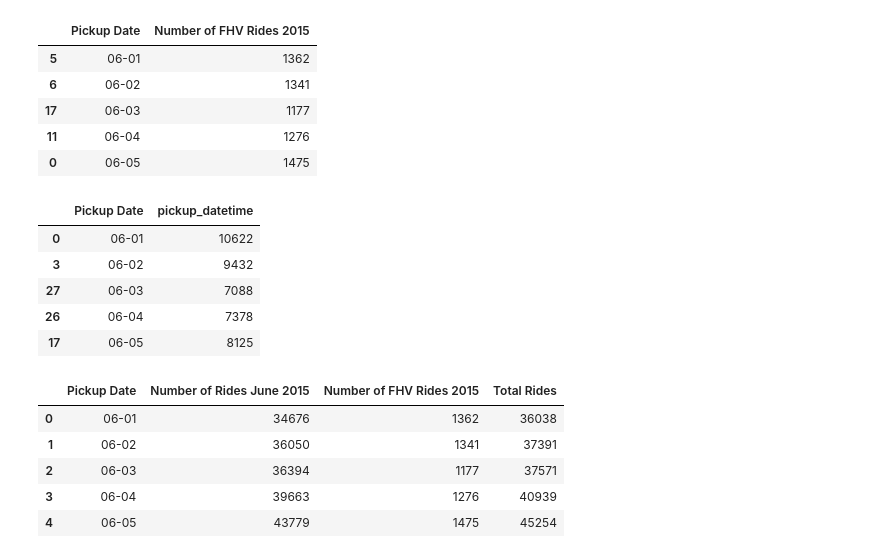
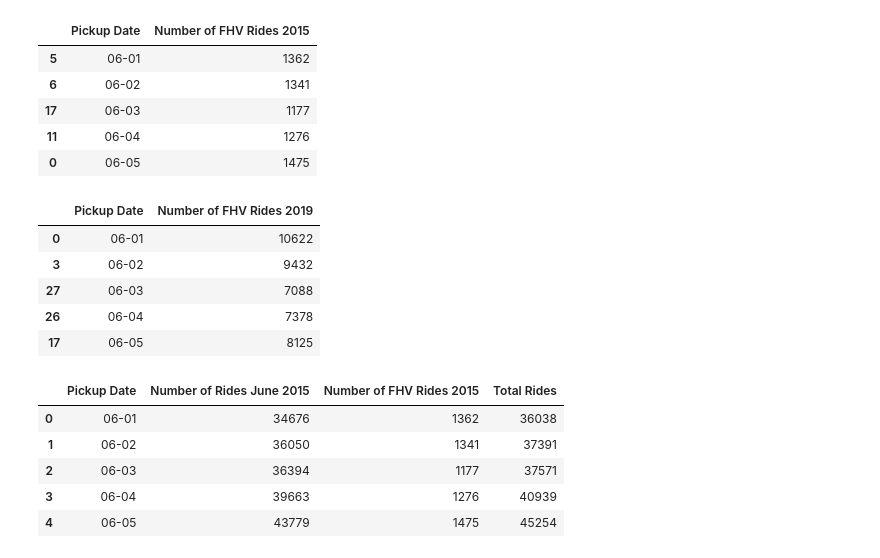
Before and after one commit to ILekawa9/Project-1, a Jupyter notebook: NYC_Taxi_RIdeshare_Final.ipynb, the cells around one changed output. Saved outputs shown, nothing was run; the diff lists cells and outputs as text; code cells hidden in the pictures.

```diff
--- a/NYC_Taxi_RIdeshare_Final.ipynb
+++ b/NYC_Taxi_RIdeshare_Final.ipynb
@@ -117,17 +117,17 @@ sorted_ride_numbers_fhv_2015.head()
 # %%
 #FHV data June 2019
 #Find ride numbers by pickup date
 ride_numbers_hvfhv_june_2019 = june_2019_highvol["pickup_datetime"].value_counts()
 
 #Format and sort data frame
-ride_numbers_hvfhv_june_2019 = pd.DataFrame(ride_numbers_hvfhv_june_2019).reset_index().rename(columns = {"index": "Pickup Date", "pickup_date": "Number of FHV Rides 2019"})
+ride_numbers_hvfhv_june_2019 = pd.DataFrame(ride_numbers_hvfhv_june_2019).reset_index().rename(columns = {"index": "Pickup Date", "pickup_datetime": "Number of FHV Rides 2019"})
 ride_numbers_hvfhv_june_2019["Pickup Date"] = pd.to_datetime(ride_numbers_hvfhv_june_2019["Pickup Date"]).dt.strftime('%m-%d')
 sorted_ride_numbers_hvfhv_june = ride_numbers_hvfhv_june_2019.sort_values(["Pickup Date"], ascending = True)
 
 #Display data frame
 sorted_ride_numbers_hvfhv_june.head()
 # %% [output]
-|  | Pickup Date | pickup_datetime |
+|  | Pickup Date | Number of FHV Rides 2019 |
 | 0 | 06-01 | 10622 |
 | 3 | 06-02 | 9432 |
 | 27 | 06-03 | 7088 |
```
Also changed, not shown: parts of 21 cells of this notebook.
